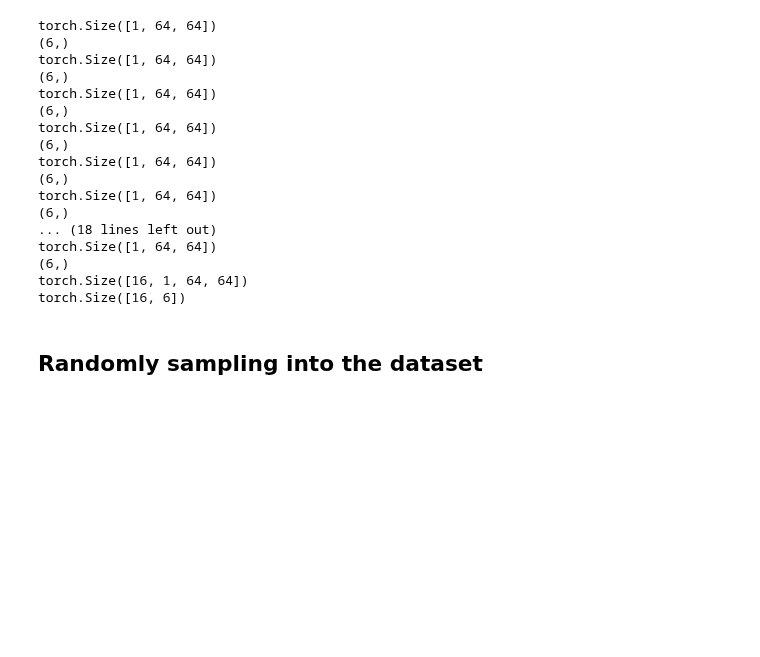
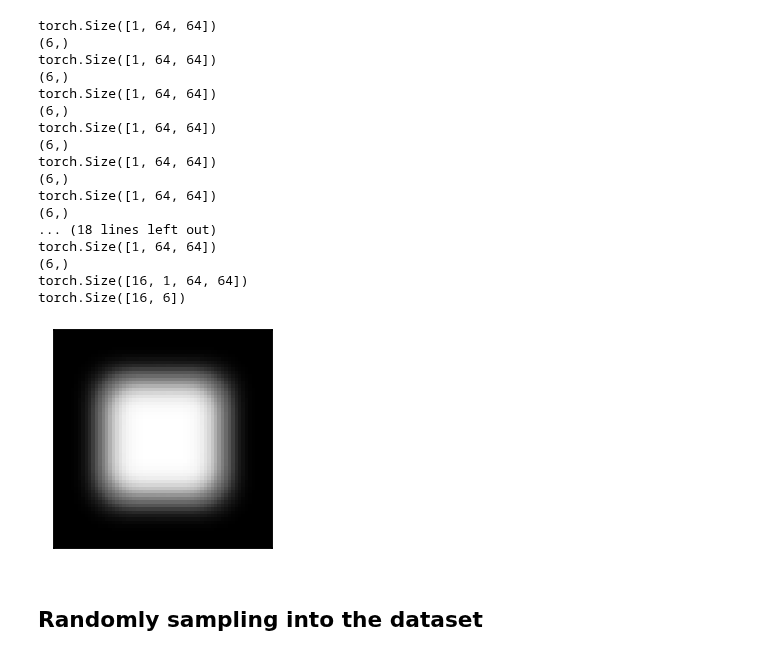
Before and after one commit to muhammadyaseen/vae-disentanglement, a Jupyter notebook: notebooks/dsprites_correlated_gen.ipynb, the cells around one changed output. Cells and saved outputs as stored; diff of their text form; code cells hidden in the pictures; blank space fills up the shorter version.

Commit message:
added Toy Dataset and Arch, Impl. continue training, Imp. LogVar graphs

```diff
--- a/notebooks/dsprites_correlated_gen.ipynb
+++ b/notebooks/dsprites_correlated_gen.ipynb
@@ -41,7 +41,7 @@ sns.set_context('talk', font_scale=1.2, rc={'lines.linewidth': 1.5})
 # %%
 # Load dataset
 print(os.getcwd())
-dataset_zip = np.load('./datasets/dsprites/dsprites_ndarray_co1sh3sc6or40x32y32_64x64.npz', allow_pickle=True, encoding='latin1')
+dataset_zip = np.load('../datasets/dsprites/dsprites_ndarray_co1sh3sc6or40x32y32_64x64.npz', allow_pickle=True, encoding='latin1')
 
 print('Keys in the dataset:', dataset_zip.keys())
 imgs = dataset_zip['imgs']
@@ -181,6 +183,10 @@ def show_density(imgs):
     ax.grid('off')
     ax.set_xticks([])
     ax.set_yticks([])
+# %%
+show_density(imgs)
+# %% [output]
+[figure, added]
 # %% [markdown]
 ## Randomly sampling into the dataset
 # %%
```
Also changed, not shown: parts of 2 cells of this notebook, 27 other files.
